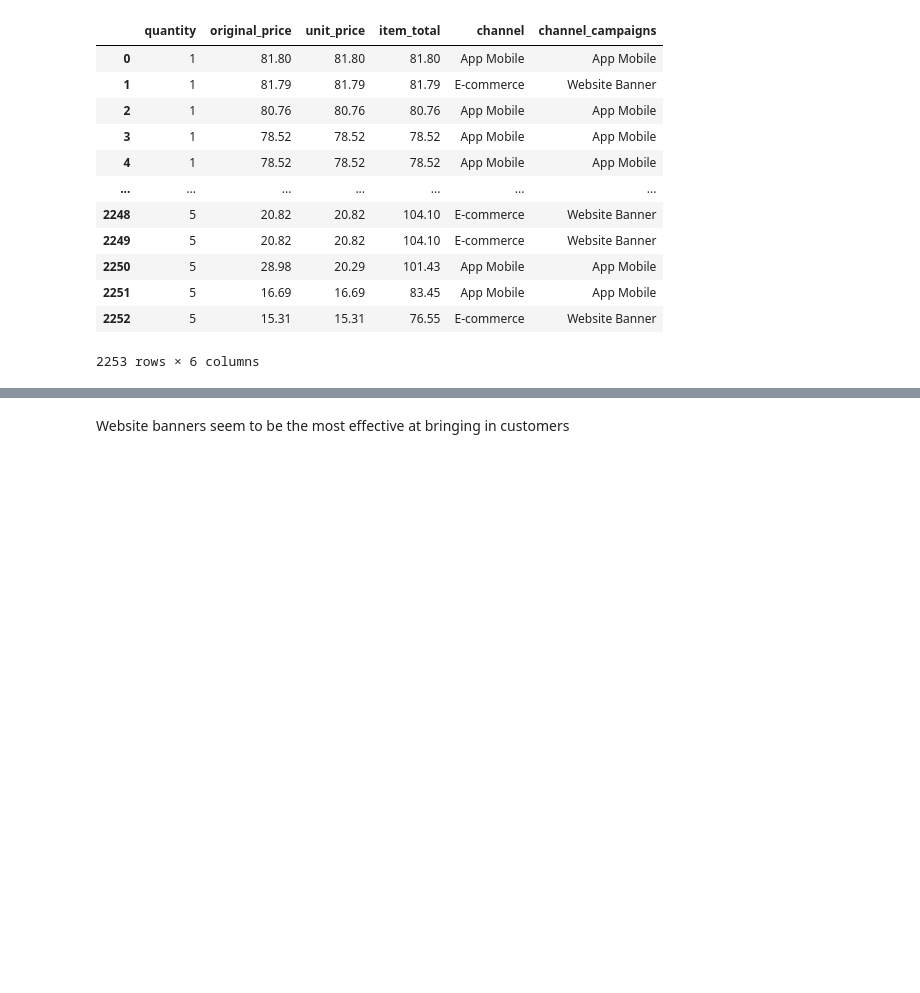
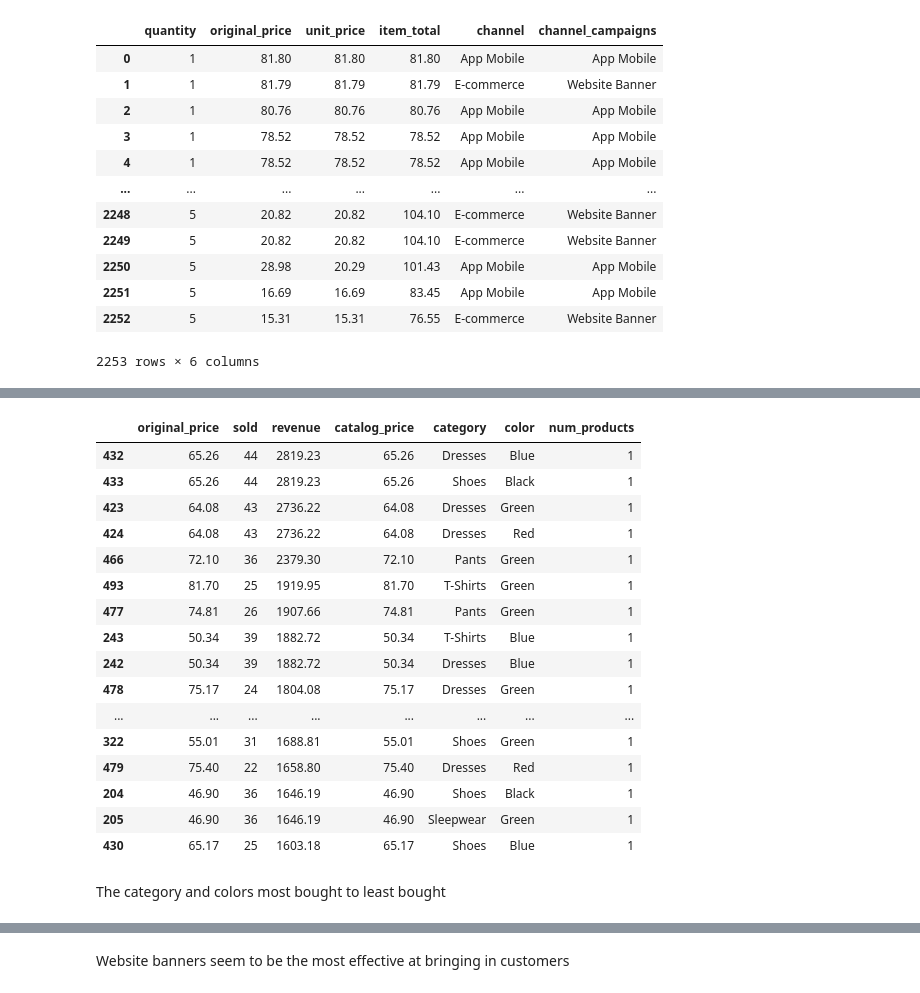
Before and after one commit to tanishasikder/Europe-Fashion, a Jupyter notebook: description.ipynb, the cells around one changed output, grey strips where cells are left out. Drawn from its saved outputs; the diff is of its cells as text; code cells hidden in the pictures; blank space fills up the shorter version.

```diff
--- a/description.ipynb
+++ b/description.ipynb
@@ -202,0 +263,22 @@ filtered_products
+# %%
+product_compare.sort_values(by='revenue', ascending=False).head(20)
+# %% [output]
+|  | original_price | sold | revenue | catalog_price | category | color | num_products |
+| 432 | 65.26 | 44 | 2819.23 | 65.26 | Dresses | Blue | 1 |
+| 433 | 65.26 | 44 | 2819.23 | 65.26 | Shoes | Black | 1 |
+| 423 | 64.08 | 43 | 2736.22 | 64.08 | Dresses | Green | 1 |
+| 424 | 64.08 | 43 | 2736.22 | 64.08 | Dresses | Red | 1 |
+| 466 | 72.10 | 36 | 2379.30 | 72.10 | Pants | Green | 1 |
+| 493 | 81.70 | 25 | 1919.95 | 81.70 | T-Shirts | Green | 1 |
+| 477 | 74.81 | 26 | 1907.66 | 74.81 | Pants | Green | 1 |
+| 243 | 50.34 | 39 | 1882.72 | 50.34 | T-Shirts | Blue | 1 |
+| 242 | 50.34 | 39 | 1882.72 | 50.34 | Dresses | Blue | 1 |
+| 478 | 75.17 | 24 | 1804.08 | 75.17 | Dresses | Green | 1 |
+| ... | ... | ... | ... | ... | ... | ... | ... |
+| 322 | 55.01 | 31 | 1688.81 | 55.01 | Shoes | Green | 1 |
+| 479 | 75.40 | 22 | 1658.80 | 75.40 | Dresses | Red | 1 |
+| 204 | 46.90 | 36 | 1646.19 | 46.90 | Shoes | Black | 1 |
+| 205 | 46.90 | 36 | 1646.19 | 46.90 | Sleepwear | Green | 1 |
+| 430 | 65.17 | 25 | 1603.18 | 65.17 | Shoes | Blue | 1 |
+# %% [markdown]
+The category and colors most bought to least bought
```
Also changed, not shown: parts of 13 cells of this notebook.
